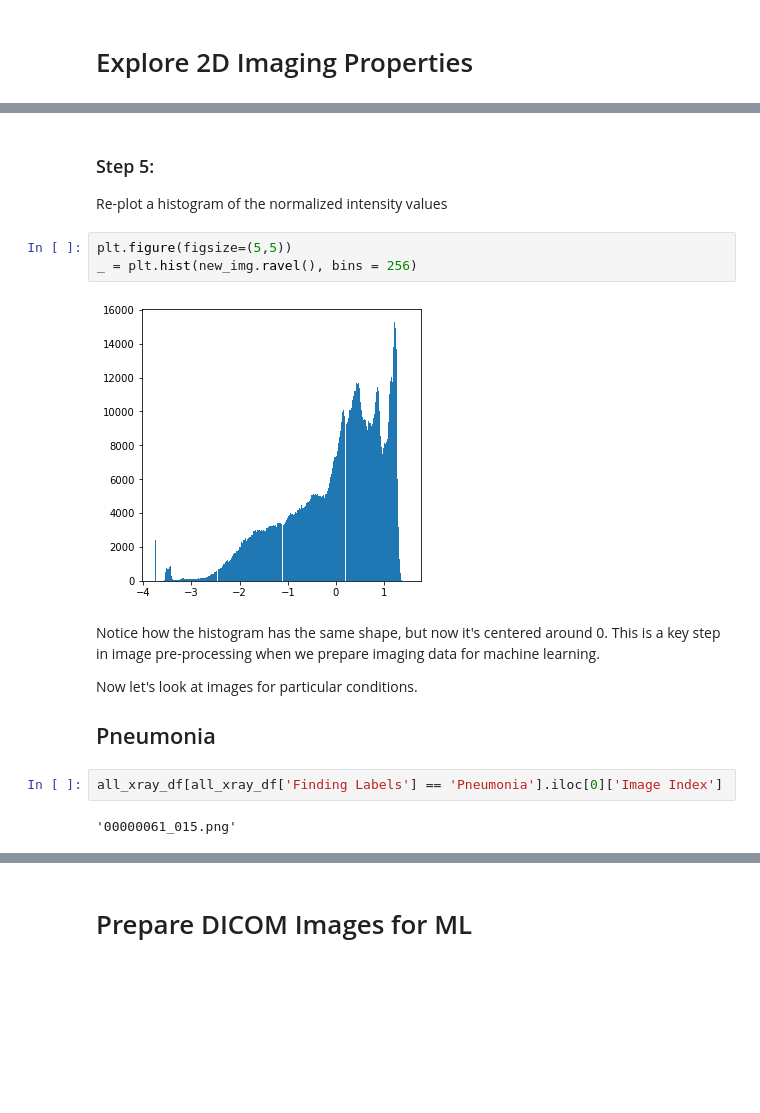
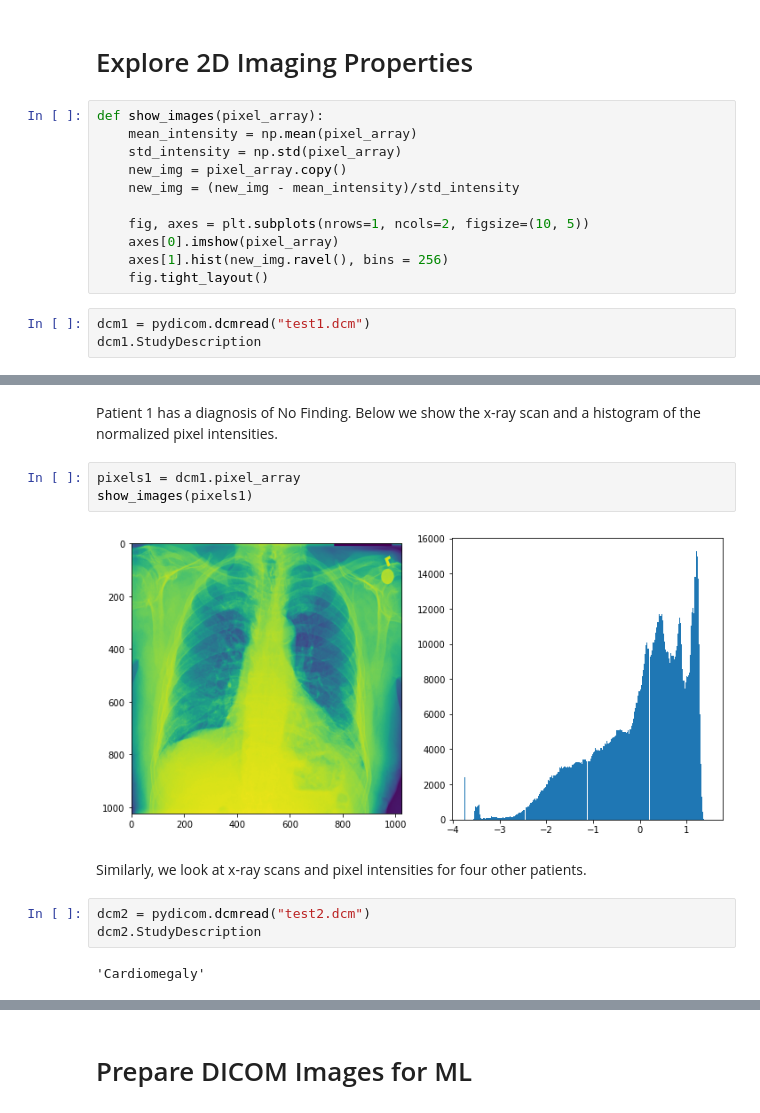
Before and after one commit to paul-reiners/pneumonia-detection-chest-x-rays, a Jupyter notebook: EDA.ipynb, the cells around one changed output, grey strips where cells are left out. Drawn from its saved outputs; the diff is of its cells as text; blank space fills up the shorter version.

Commit message:
But you should analyze multiple medical images and multiple intensity distributions.

```diff
--- a/EDA.ipynb
+++ b/EDA.ipynb
@@ -53,2 +53,16 @@ sample_df.sample(3)
 # %% [markdown]
 # Explore 2D Imaging Properties
+# %%
+def show_images(pixel_array):
+    mean_intensity = np.mean(pixel_array)
+    std_intensity = np.std(pixel_array)
+    new_img = pixel_array.copy()
+    new_img = (new_img - mean_intensity)/std_intensity
+
+    fig, axes = plt.subplots(nrows=1, ncols=2, figsize=(10, 5))
+    axes[0].imshow(pixel_array)
+    axes[1].hist(new_img.ravel(), bins = 256)
+    fig.tight_layout()
+# %%
+dcm1 = pydicom.dcmread("test1.dcm")
+dcm1.StudyDescription
@@ -98,18 +73,14 @@ new_img = (new_img - mean_intensity)/std_intensity
-# %% [markdown]
-### Step 5:
-Re-plot a histogram of the normalized intensity values
-# %%
-plt.figure(figsize=(5,5))
-_ = plt.hist(new_img.ravel(), bins = 256)
-# %% [output]
-[figure, removed]
-# %% [markdown]
-Notice how the histogram has the same shape, but now it's centered around 0. This is a key step in image pre-processing when we prepare imaging data for machine learning.
-
-Now let's look at images for particular conditions.
-
-## Pneumonia
-# %%
-all_xray_df[all_xray_df['Finding Labels'] == 'Pneumonia'].iloc[0]['Image Index']
-# %% [output]
-'00000061_015.png'
+# %% [markdown]
+Patient 1 has a diagnosis of No Finding.  Below we show the x-ray scan and a histogram of the normalized pixel intensities.
+# %%
+pixels1 = dcm1.pixel_array
+show_images(pixels1)
+# %% [output]
+[figure, added]
+# %% [markdown]
+Similarly, we look at x-ray scans and pixel intensities for four other patients.
+# %%
+dcm2 = pydicom.dcmread("test2.dcm")
+dcm2.StudyDescription
+# %% [output]
+'Cardiomegaly'
```
Also changed, not shown: parts of 23 cells of this notebook.
